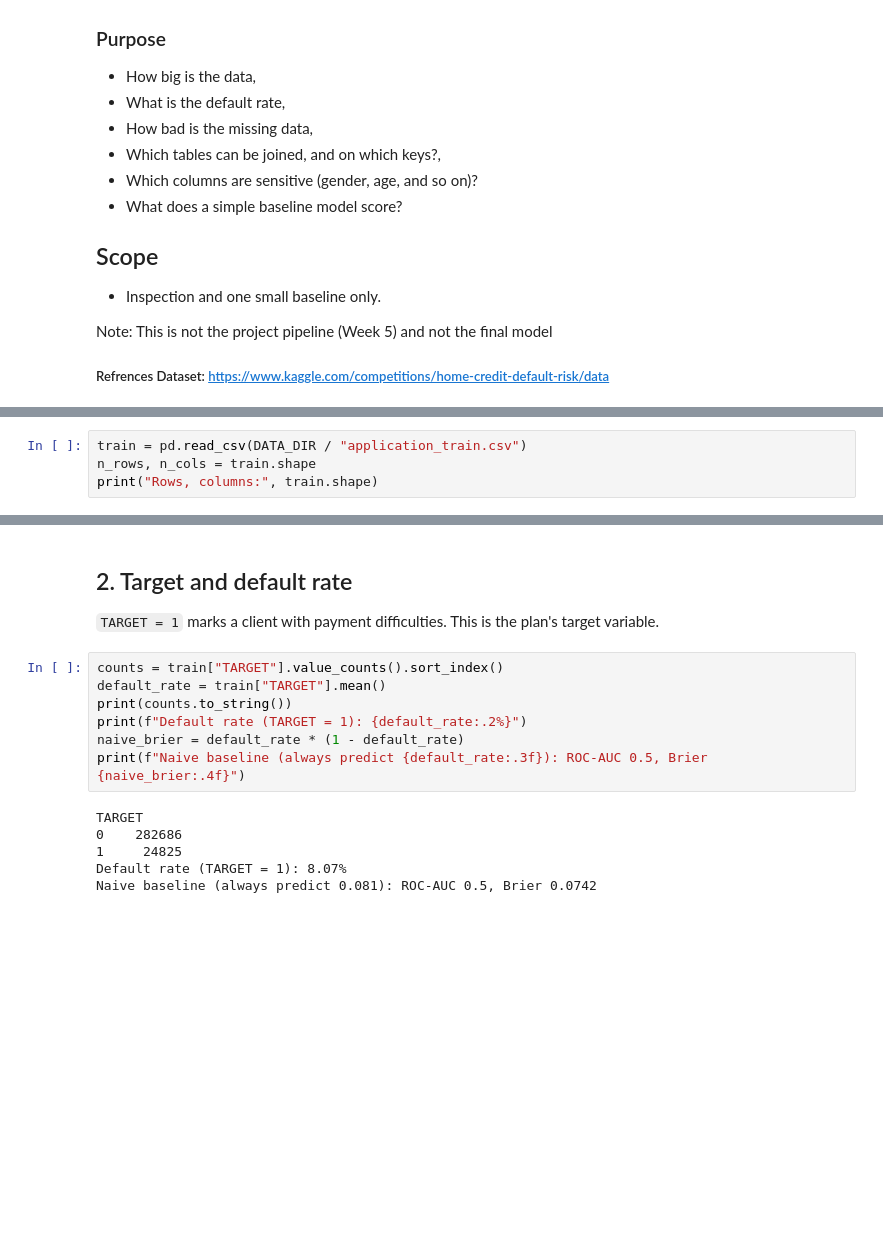
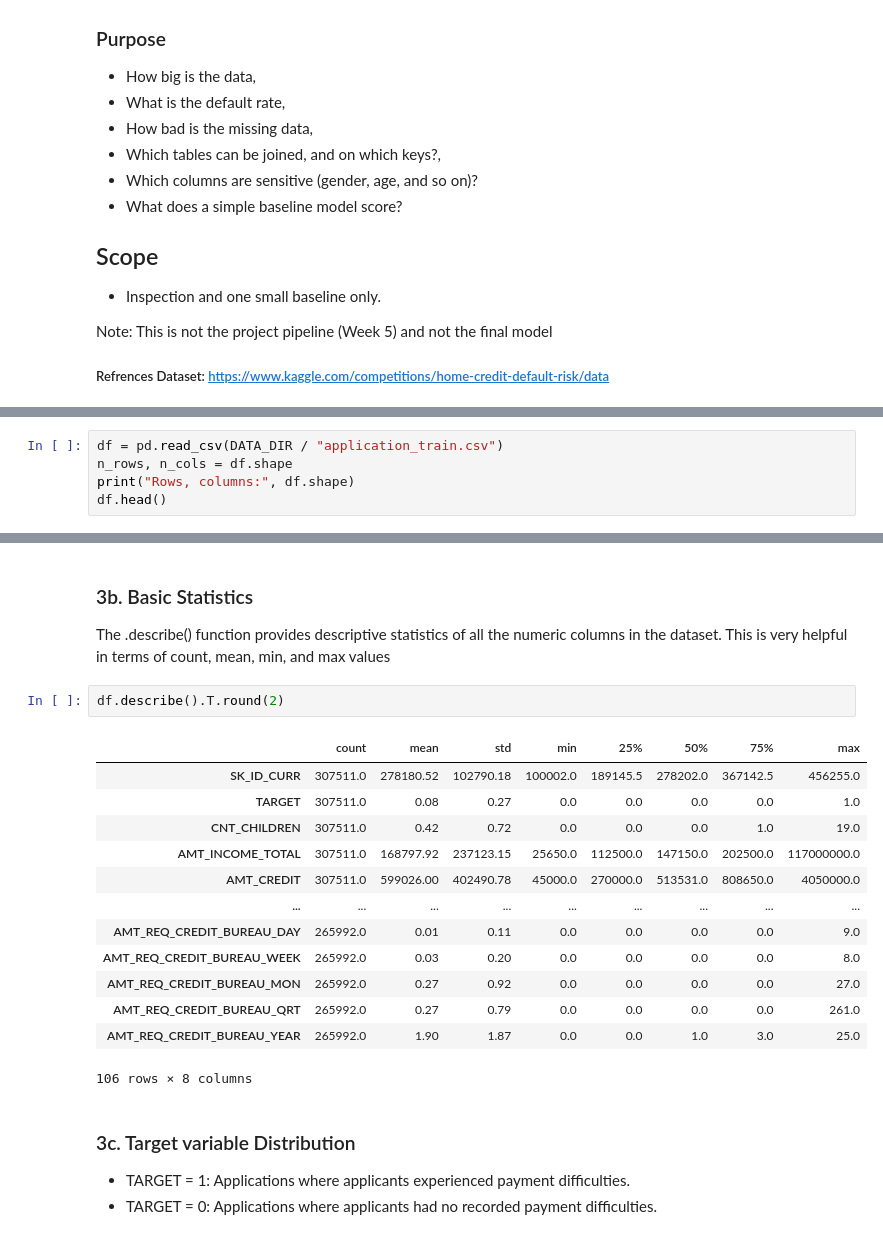
Before and after one commit to athernoor96-Aa/home-credit-default-risk, a Jupyter notebook: Home_credit_data_Project.ipynb, the cells around one changed output, grey strips where cells are left out. Saved outputs shown, nothing was run; the diff lists cells and outputs as text; blank space fills up the shorter version.

```diff
--- a/Home_credit_data_Project.ipynb
+++ b/Home_credit_data_Project.ipynb
@@ -36,6 +46,7 @@ RANDOM_STATE = 42
 # %%
-train = pd.read_csv(DATA_DIR / "application_train.csv")
-n_rows, n_cols = train.shape
-print("Rows, columns:", train.shape)
+df = pd.read_csv(DATA_DIR / "application_train.csv")
+n_rows, n_cols = df.shape
+print("Rows, columns:", df.shape)
+df.head()
 # %% [output]
 Rows, columns: (307511, 122)
@@ -42,16 +93,24 @@ Rows, columns: (307511, 122)
+# %% [markdown]
+### 3b. Basic Statistics
+The .describe() function provides descriptive statistics of all the numeric columns in the dataset. This is very helpful in terms of count, mean, min, and max values
+# %%
+df.describe().T.round(2)
+# %% [output]
+|  | count | mean | std | min | 25% | 50% | 75% | max |
+| SK_ID_CURR | 307511.0 | 278180.52 | 102790.18 | 100002.0 | 189145.5 | 278202.0 | 367142.5 | 456255.0 |
+| TARGET | 307511.0 | 0.08 | 0.27 | 0.0 | 0.0 | 0.0 | 0.0 | 1.0 |
+| CNT_CHILDREN | 307511.0 | 0.42 | 0.72 | 0.0 | 0.0 | 0.0 | 1.0 | 19.0 |
+| AMT_INCOME_TOTAL | 307511.0 | 168797.92 | 237123.15 | 25650.0 | 112500.0 | 147150.0 | 202500.0 | 117000000.0 |
+| AMT_CREDIT | 307511.0 | 599026.00 | 402490.78 | 45000.0 | 270000.0 | 513531.0 | 808650.0 | 4050000.0 |
+| ... | ... | ... | ... | ... | ... | ... | ... | ... |
+| AMT_REQ_CREDIT_BUREAU_DAY | 265992.0 | 0.01 | 0.11 | 0.0 | 0.0 | 0.0 | 0.0 | 9.0 |
+| AMT_REQ_CREDIT_BUREAU_WEEK | 265992.0 | 0.03 | 0.20 | 0.0 | 0.0 | 0.0 | 0.0 | 8.0 |
+| AMT_REQ_CREDIT_BUREAU_MON | 265992.0 | 0.27 | 0.92 | 0.0 | 0.0 | 0.0 | 0.0 | 27.0 |
+| AMT_REQ_CREDIT_BUREAU_QRT | 265992.0 | 0.27 | 0.79 | 0.0 | 0.0 | 0.0 | 0.0 | 261.0 |
+| AMT_REQ_CREDIT_BUREAU_YEAR | 265992.0 | 1.90 | 1.87 | 0.0 | 0.0 | 1.0 | 3.0 | 25.0 |
+106 rows × 8 columns
 # %% [markdown]
-## 2. Target and default rate
-`TARGET = 1` marks a client with payment difficulties. This is the plan's target variable.
+### 3c. Target variable Distribution
+
+- TARGET = 1: Applications where applicants experienced payment difficulties.
+- TARGET = 0: Applications where applicants had no recorded payment difficulties.
-# %%
-counts = train["TARGET"].value_counts().sort_index()
-default_rate = train["TARGET"].mean()
-print(counts.to_string())
-print(f"Default rate (TARGET = 1): {default_rate:.2%}")
-naive_brier = default_rate * (1 - default_rate)
-print(f"Naive baseline (always predict {default_rate:.3f}): ROC-AUC 0.5, Brier {naive_brier:.4f}")
-# %% [output]
-TARGET
-0    282686
-1     24825
-Default rate (TARGET = 1): 8.07%
-Naive baseline (always predict 0.081): ROC-AUC 0.5, Brier 0.0742
```
Also changed, not shown: parts of 44 cells of this notebook.
